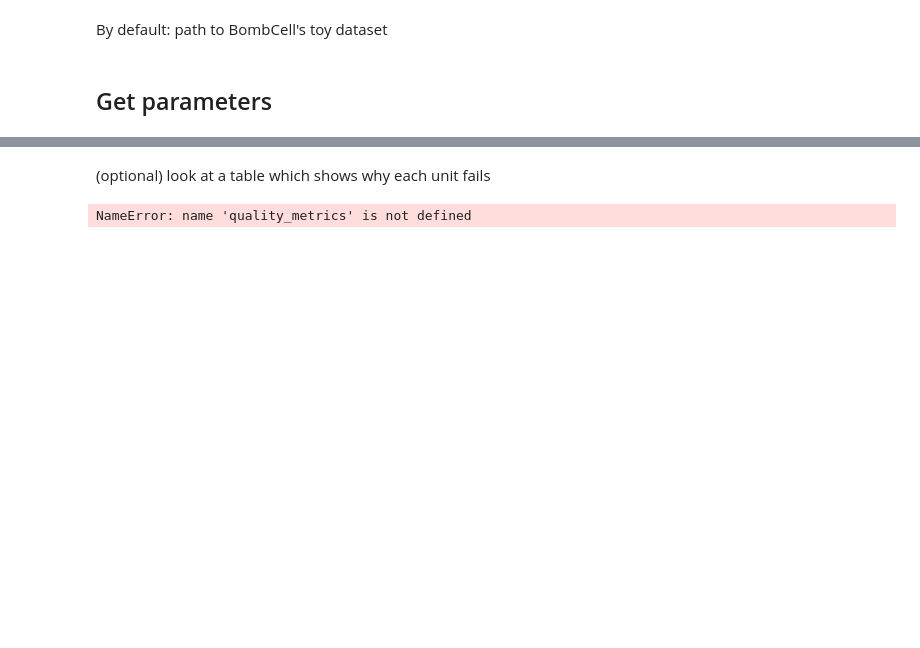
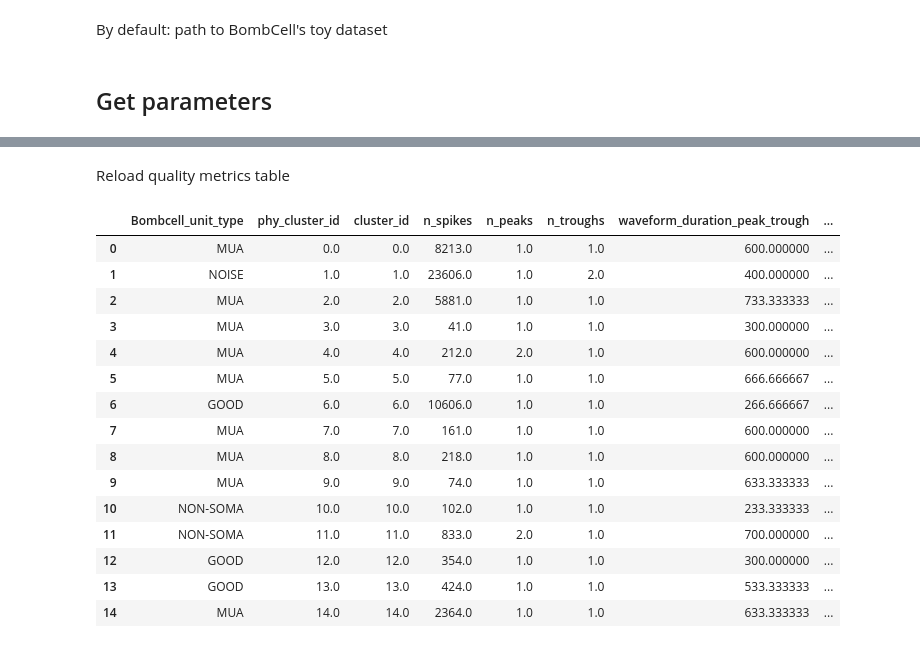
Before and after one commit to Julie-Fabre/bombcell, a Jupyter notebook: pyBombCell/Demos/BC_demo.ipynb, the cells around one changed output, grey strips where cells are left out. Saved outputs shown, nothing was run; the diff lists cells and outputs as text; code cells hidden in the pictures; blank space fills up the shorter version.

```diff
--- a/pyBombCell/Demos/BC_demo.ipynb
+++ b/pyBombCell/Demos/BC_demo.ipynb
@@ -114,9 +121,24 @@ UnboundLocalError: cannot access local variable 'raw_waveforms_id_match' where i
-# %% [markdown]
-(optional) look at a table which shows why each unit fails
-# %%
-qm_table = bc.make_qm_table(
-    quality_metrics, param, unit_type_string
-)
-qm_table
-# %% [output]
-NameError: name 'quality_metrics' is not defined
+# %% [markdown]
+Reload quality metrics table
+# %%
+# quality metric values
+quality_metrics_table = pd.DataFrame(quality_metrics)
+quality_metrics_table.insert(0, 'Bombcell_unit_type', unit_type_string)
+quality_metrics_table
+# %% [output]
+|  | Bombcell_unit_type | phy_cluster_id | cluster_id | n_spikes | n_peaks | n_troughs | waveform_duration_peak_trough | ... |
+| 0 | MUA | 0.0 | 0.0 | 8213.0 | 1.0 | 1.0 | 600.000000 | ... |
+| 1 | NOISE | 1.0 | 1.0 | 23606.0 | 1.0 | 2.0 | 400.000000 | ... |
+| 2 | MUA | 2.0 | 2.0 | 5881.0 | 1.0 | 1.0 | 733.333333 | ... |
+| 3 | MUA | 3.0 | 3.0 | 41.0 | 1.0 | 1.0 | 300.000000 | ... |
+| 4 | MUA | 4.0 | 4.0 | 212.0 | 2.0 | 1.0 | 600.000000 | ... |
+| 5 | MUA | 5.0 | 5.0 | 77.0 | 1.0 | 1.0 | 666.666667 | ... |
+| 6 | GOOD | 6.0 | 6.0 | 10606.0 | 1.0 | 1.0 | 266.666667 | ... |
+| 7 | MUA | 7.0 | 7.0 | 161.0 | 1.0 | 1.0 | 600.000000 | ... |
+| 8 | MUA | 8.0 | 8.0 | 218.0 | 1.0 | 1.0 | 600.000000 | ... |
+| 9 | MUA | 9.0 | 9.0 | 74.0 | 1.0 | 1.0 | 633.333333 | ... |
+| 10 | NON-SOMA | 10.0 | 10.0 | 102.0 | 1.0 | 1.0 | 233.333333 | ... |
+| 11 | NON-SOMA | 11.0 | 11.0 | 833.0 | 2.0 | 1.0 | 700.000000 | ... |
+| 12 | GOOD | 12.0 | 12.0 | 354.0 | 1.0 | 1.0 | 300.000000 | ... |
+| 13 | GOOD | 13.0 | 13.0 | 424.0 | 1.0 | 1.0 | 533.333333 | ... |
+| 14 | MUA | 14.0 | 14.0 | 2364.0 | 1.0 | 1.0 | 633.333333 | ... |
```
Also changed, not shown: parts of 17 cells of this notebook, 34 other files.
